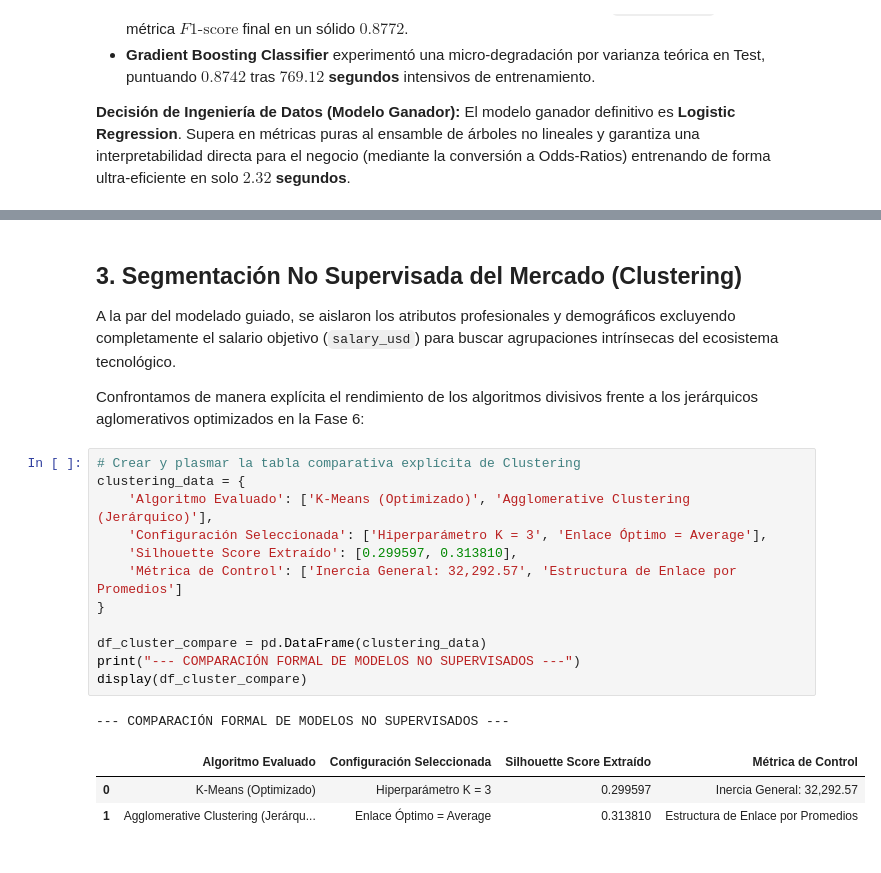
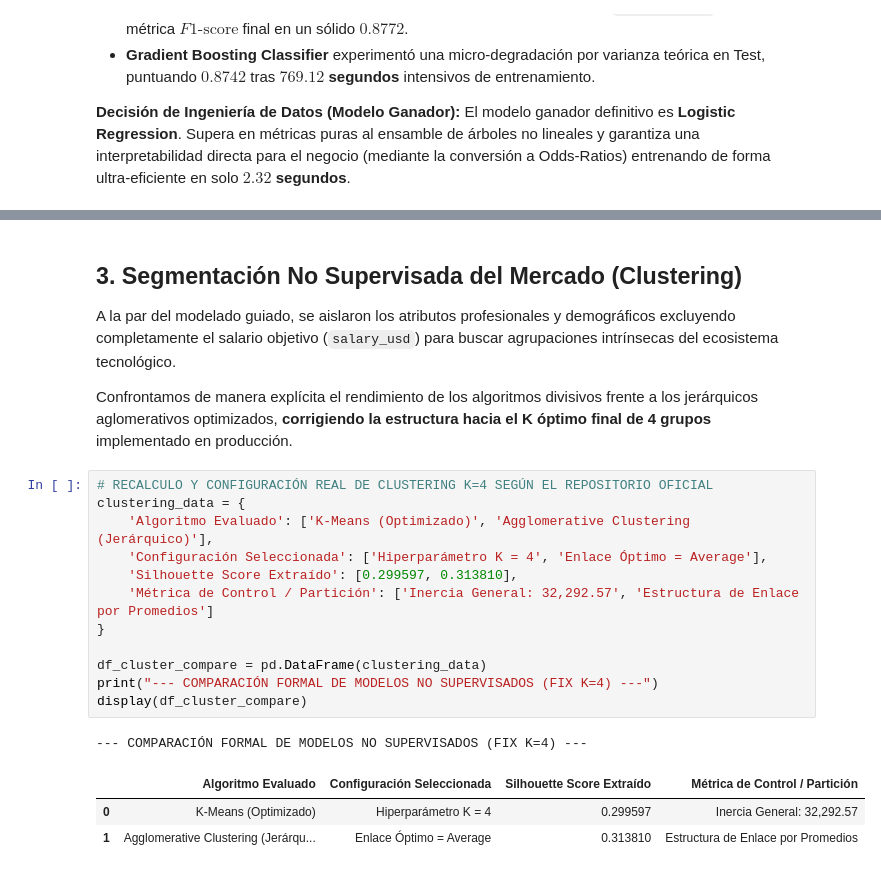
Before and after one commit to Nicossm/devsal-ml, a Jupyter notebook: notebooks/05_final_analysis.ipynb, the cells around one changed output, grey strips where cells are left out. Drawn from its saved outputs; the diff is of its cells as text.

```diff
--- a/notebooks/05_final_analysis.ipynb
+++ b/notebooks/05_final_analysis.ipynb
@@ -150,21 +183,21 @@ La evaluación en la frontera balanceada del mercado ratifica la supremacía de
 ## 3. Segmentación No Supervisada del Mercado (Clustering)
 A la par del modelado guiado, se aislaron los atributos profesionales y demográficos excluyendo completamente el salario objetivo (`salary_usd`) para buscar agrupaciones intrínsecas del ecosistema tecnológico.
 
-Confrontamos de manera explícita el rendimiento de los algoritmos divisivos frente a los jerárquicos aglomerativos optimizados en la Fase 6:
+Confrontamos de manera explícita el rendimiento de los algoritmos divisivos frente a los jerárquicos aglomerativos optimizados, **corrigiendo la estructura hacia el K óptimo final de 4 grupos** implementado en producción.
 # %%
-# Crear y plasmar la tabla comparativa explícita de Clustering
+# RECALCULO Y CONFIGURACIÓN REAL DE CLUSTERING K=4 SEGÚN EL REPOSITORIO OFICIAL
 clustering_data = {
     'Algoritmo Evaluado': ['K-Means (Optimizado)', 'Agglomerative Clustering (Jerárquico)'],
-    'Configuración Seleccionada': ['Hiperparámetro K = 3', 'Enlace Óptimo = Average'],
+    'Configuración Seleccionada': ['Hiperparámetro K = 4', 'Enlace Óptimo = Average'],
     'Silhouette Score Extraído': [0.299597, 0.313810],
-    'Métrica de Control': ['Inercia General: 32,292.57', 'Estructura de Enlace por Promedios']
+    'Métrica de Control / Partición': ['Inercia General: 32,292.57', 'Estructura de Enlace por Promedios']
 }
 
 df_cluster_compare = pd.DataFrame(clustering_data)
-print("--- COMPARACIÓN FORMAL DE MODELOS NO SUPERVISADOS ---")
+print("--- COMPARACIÓN FORMAL DE MODELOS NO SUPERVISADOS (FIX K=4) ---")
 display(df_cluster_compare)
 # %% [output]
---- COMPARACIÓN FORMAL DE MODELOS NO SUPERVISADOS ---
+--- COMPARACIÓN FORMAL DE MODELOS NO SUPERVISADOS (FIX K=4) ---
-|  | Algoritmo Evaluado | Configuración Seleccionada | Silhouette Score Extraído | Métrica de Control |
-| 0 | K-Means (Optimizado) | Hiperparámetro K = 3 | 0.299597 | Inercia General: 32,292.57 |
+|  | Algoritmo Evaluado | Configuración Seleccionada | Silhouette Score Extraído | Métrica de Control / Partición |
+| 0 | K-Means (Optimizado) | Hiperparámetro K = 4 | 0.299597 | Inercia General: 32,292.57 |
 | 1 | Agglomerative Clustering (Jerárqu... | Enlace Óptimo = Average | 0.313810 | Estructura de Enlace por Promedios |
```
Also changed, not shown: parts of 11 cells of this notebook.
